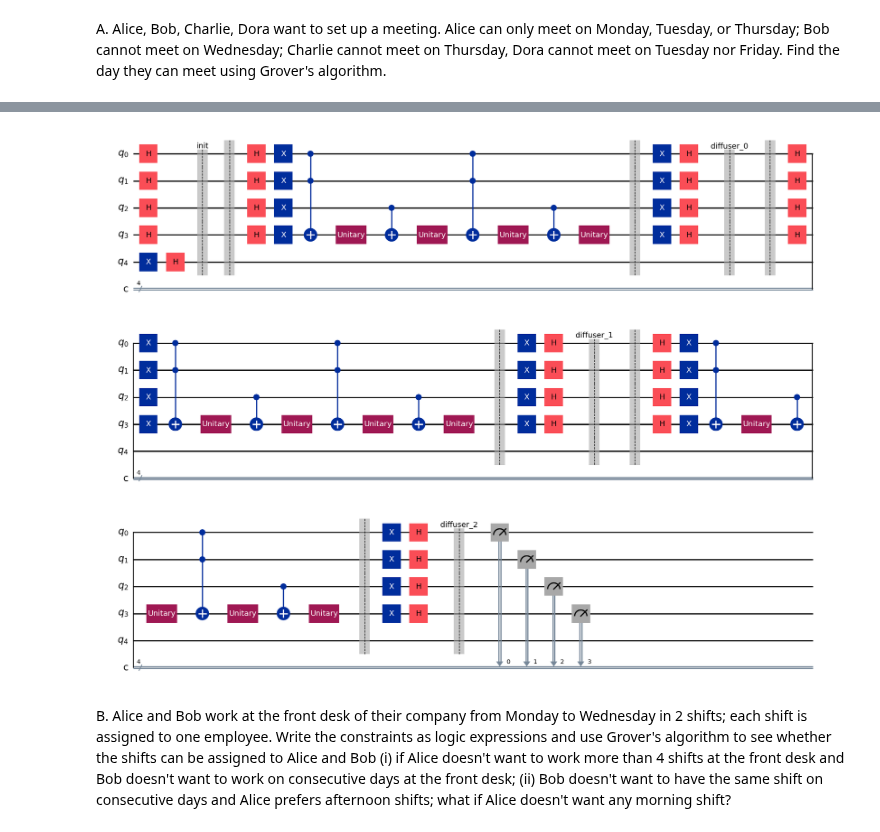
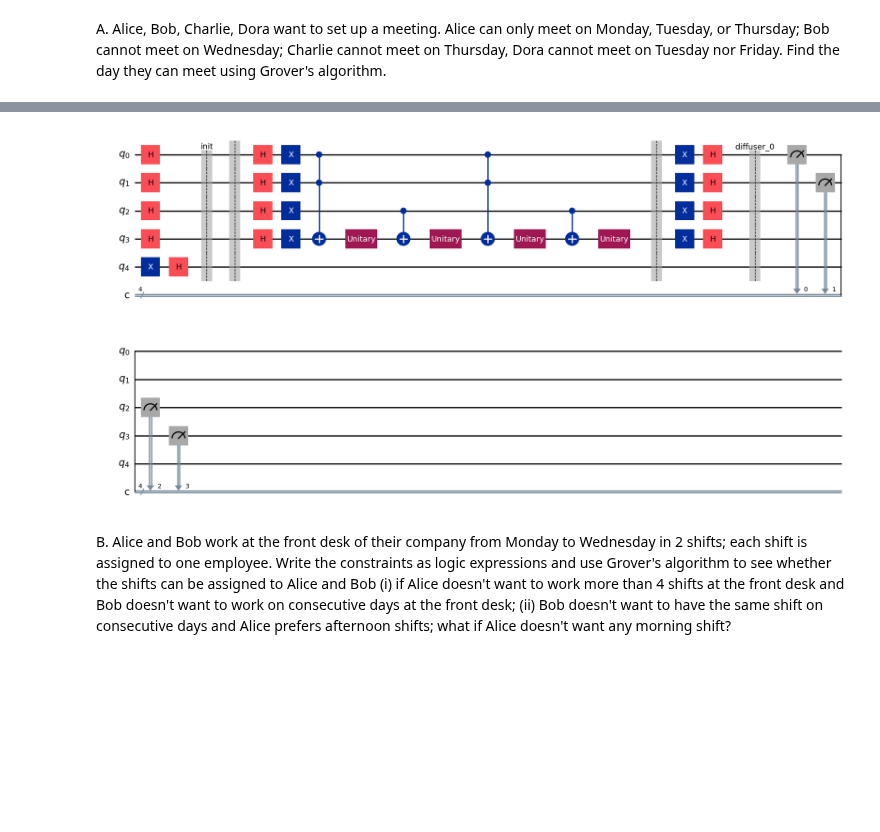
Before and after one commit to elijahkin/amsc698k, a Jupyter notebook: hw4/hw4.ipynb, the cells around one changed output, grey strips where cells are left out. Drawn from its saved outputs; the diff is of its cells as text; code cells hidden in the pictures; blank space fills up the shorter version.

```diff
--- a/hw4/hw4.ipynb
+++ b/hw4/hw4.ipynb
@@ -16,9 +16,9 @@ print(qiskit.__version__)
 ## General Grover's Algorithm Code
 # %%
 # Diffusion (sandwiched reflection) operator
-def diffuser(q, label='diffuser'):
+def diffuser(q, n, scratch, label='diffuser'):
     qc = QuantumCircuit(q)
-    n = qc.num_qubits
+    # n = qc.num_qubits
     qc.h([q[i] for i in range(n-1)])
     qc.x([ q[i] for i in range(n-1) ])
     if n > 2:
@@ -32,31 +32,32 @@ def diffuser(q, label='diffuser'):
     qc.h([ q[i] for i in range(n-1) ])
     return qc
 # %%
-def grover(nqubits, oracle, iterations=1, measure=True):
+def grover(nqubits, oracle, n_ancilla = 0, iterations=1, measure=True):
 
-    q = QuantumRegister(nqubits, name='q') # create the quantum register
+    q = QuantumRegister(nqubits + n_ancilla, name='q') # create the quantum register
     if(measure):
     # measure only qubits that are input to the oracle
-        creg = ClassicalRegister(nqubits-1, name='c')
+        creg = ClassicalRegister(nqubits + n_ancilla - 1, name='c')
         qc = QuantumCircuit(q,creg)         # create the circuit
     else:
         qc = QuantumCircuit(q)           # circuit without measurements
 
     # initialize the circuit:
     # the qubit that receives the oracle output must be set to |1>
-    qc.x(nqubits-1)
-    qc.h([ q[i] for i in range(nqubits) ])
+    qc.x(nqubits + n_ancilla - 1)
+    qc.h([ q[i] for i in range(nqubits - 1) ])
+    qc.h(nqubits + n_ancilla - 1)
     qc.save_statevector(label='init')
 
     # add repetitions of oracle plus diffusion operator
     for i in range(iterations):
         qc.compose(oracle(q), q, inplace=True)
         qc.barrier()
-        qc.compose(diffuser(q), q, inplace=True)
+        qc.compose(diffuser(q, nqubits, n_ancilla), q, inplace=True)
         qc.save_statevector(label=f"diffuser_{i}")
 
     if(measure):  # Measurements
-        qc.measure(q[0:nqubits-1],creg)
+        qc.measure(q[0:nqubits+n_ancilla-1],creg)
     return qc
 # %% [markdown]
 ### 1. Use Grover's algorithm (or Amplitude Amplification (QAA)) to solve these problems:
@@ -77,10 +85,10 @@ def Scheduling_Oracle(q):
 # %%
 nqubits = 5
 
-circ_grover1 = grover(nqubits, Scheduling_Oracle, iterations = 3)
+circ_grover1 = grover(nqubits, Scheduling_Oracle, iterations = 1)
 circ_grover1.draw(output = 'mpl', plot_barriers=True)
 # %% [output]
-[figure, old version]
+[figure, new version]
 # %% [markdown]
 B. Alice and Bob work at the front desk of their company from Monday to Wednesday in 2 shifts; each shift is assigned to one employee. Write the constraints as logic expressions and use Grover's algorithm to see whether the shifts can be assigned to Alice and Bob (i) if Alice doesn't want to work more than 4 shifts at the front desk and Bob doesn't want to work on consecutive days at the front desk; (ii) Bob doesn't want to have the same shift on consecutive days and Alice prefers afternoon shifts; what if Alice doesn't want any morning shift?
 # %%
```
Also changed, not shown: parts of 1 cell of this notebook.
